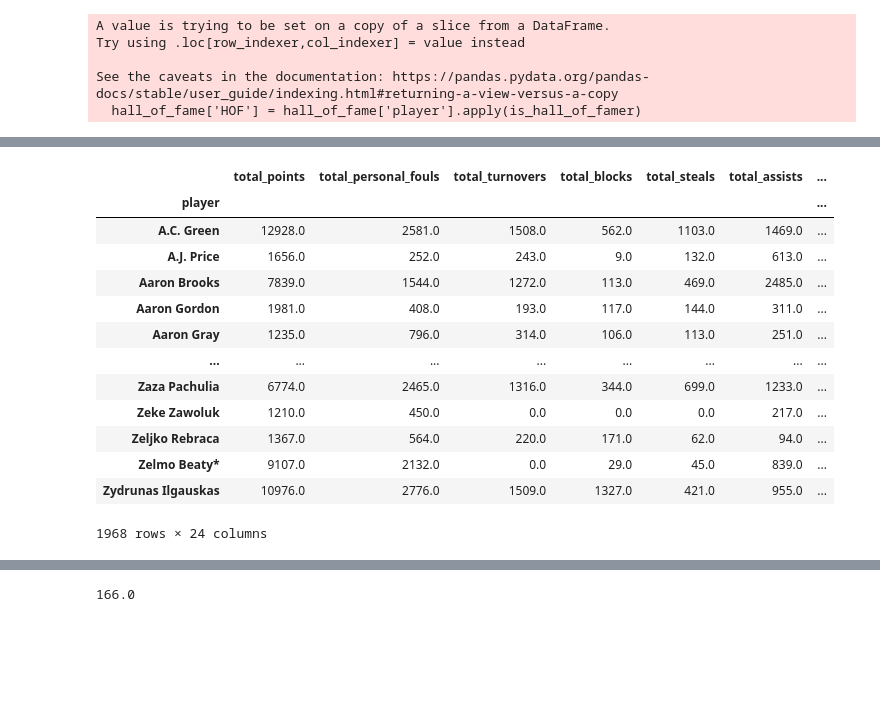
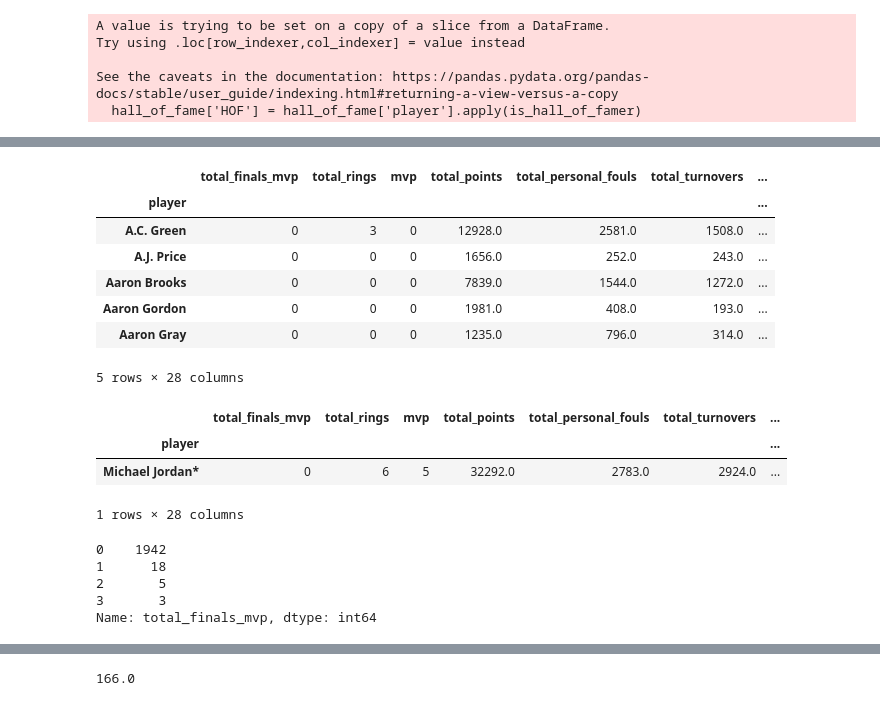
Before and after one commit to haydenj8/NBA_Project3, a Jupyter notebook: Project_Notebook_1.ipynb, the cells around one changed output, grey strips where cells are left out. Cells and saved outputs as stored; diff of their text form; code cells hidden in the pictures; blank space fills up the shorter version.

Commit message:
finalized data and tested the test data on my best model

```diff
--- a/Project_Notebook_1.ipynb
+++ b/Project_Notebook_1.ipynb
@@ -456,3 +593,11 @@ totals.head()
 | 3 | A.J. Guyton | 442.0 | 58.0 | 62.0 | 12.0 | 20.0 | ... |
 | 4 | A.J. Hammons | 48.0 | 21.0 | 10.0 | 13.0 | 1.0 | ... |
 5 rows × 24 columns
+# %%
+total_mvp = stats.groupby('Player').sum()['MVP']
+total_mvp = pd.DataFrame(total_mvp)
+total_mvp.reset_index(inplace=True)
+total_mvp.columns = total_mvp.columns.str.replace(" ", "_").str.lower()
+totals = pd.merge(total_mvp, totals, how='left', on='player')
+totals.rename(columns = {'MVP': 'total_mvp'}, inplace=True)
+totals.head()
@@ -458,0 +612,8 @@ totals.head()
+# %%
+total_rings = stats.groupby('Player').sum()['rings']
+total_rings = pd.DataFrame(total_rings)
+total_rings.reset_index(inplace=True)
+total_rings.columns = total_rings.columns.str.replace(" ", "_").str.lower()
+totals = pd.merge(total_rings, totals, how='left', on='player')
+totals.rename(columns = {'rings': 'total_rings'}, inplace=True)
+totals.head()
@@ -458,0 +628,8 @@ totals.head()
+# %%
+total_finals_mvp = stats.groupby('Player').sum()['finals_mvp']
+total_finals_mvp = pd.DataFrame(total_finals_mvp)
+total_finals_mvp.reset_index(inplace=True)
+total_finals_mvp.columns = total_finals_mvp.columns.str.replace(" ", "_").str.lower()
+totals = pd.merge(total_finals_mvp, totals, how='left', on='player')
+totals.rename(columns = {'finals_mvp': 'total_finals_mvp'}, inplace=True)
+totals.head()
@@ -501,19 +686,30 @@ defensive_rebounds          0.111382
 3p_percentage               0.019597
 Name: HOF, dtype: float64
 # %%
-hall_of_fame
+hall_of_fame['points/game'] = hall_of_fame['total_points']/hall_of_fame['games_played']
-# %% [output]
-|  | total_points | total_personal_fouls | total_turnovers | total_blocks | total_steals | total_assists | ... |
-| player |  |  |  |  |  |  | ... |
-| A.C. Green | 12928.0 | 2581.0 | 1508.0 | 562.0 | 1103.0 | 1469.0 | ... |
-| A.J. Price | 1656.0 | 252.0 | 243.0 | 9.0 | 132.0 | 613.0 | ... |
-| Aaron Brooks | 7839.0 | 1544.0 | 1272.0 | 113.0 | 469.0 | 2485.0 | ... |
-| Aaron Gordon | 1981.0 | 408.0 | 193.0 | 117.0 | 144.0 | 311.0 | ... |
-| Aaron Gray | 1235.0 | 796.0 | 314.0 | 106.0 | 113.0 | 251.0 | ... |
-| ... | ... | ... | ... | ... | ... | ... | ... |
-| Zaza Pachulia | 6774.0 | 2465.0 | 1316.0 | 344.0 | 699.0 | 1233.0 | ... |
-| Zeke Zawoluk | 1210.0 | 450.0 | 0.0 | 0.0 | 0.0 | 217.0 | ... |
-| Zeljko Rebraca | 1367.0 | 564.0 | 220.0 | 171.0 | 62.0 | 94.0 | ... |
-| Zelmo Beaty* | 9107.0 | 2132.0 | 0.0 | 29.0 | 45.0 | 839.0 | ... |
-| Zydrunas Ilgauskas | 10976.0 | 2776.0 | 1509.0 | 1327.0 | 421.0 | 955.0 | ... |
-1968 rows × 24 columns
+# %%
+hall_of_fame.head()
+# %% [output]
+|  | total_finals_mvp | total_rings | mvp | total_points | total_personal_fouls | total_turnovers | ... |
+| player |  |  |  |  |  |  | ... |
+| A.C. Green | 0 | 3 | 0 | 12928.0 | 2581.0 | 1508.0 | ... |
+| A.J. Price | 0 | 0 | 0 | 1656.0 | 252.0 | 243.0 | ... |
+| Aaron Brooks | 0 | 0 | 0 | 7839.0 | 1544.0 | 1272.0 | ... |
+| Aaron Gordon | 0 | 0 | 0 | 1981.0 | 408.0 | 193.0 | ... |
+| Aaron Gray | 0 | 0 | 0 | 1235.0 | 796.0 | 314.0 | ... |
+5 rows × 28 columns
+# %%
+hall_of_fame.loc[hall_of_fame.index == 'Michael Jordan*']
+# %% [output]
+|  | total_finals_mvp | total_rings | mvp | total_points | total_personal_fouls | total_turnovers | ... |
+| player |  |  |  |  |  |  | ... |
+| Michael Jordan* | 0 | 6 | 5 | 32292.0 | 2783.0 | 2924.0 | ... |
+1 rows × 28 columns
+# %%
+hall_of_fame.total_finals_mvp.value_counts()
+# %% [output]
+0    1942
+1      18
+2       5
+3       3
+Name: total_finals_mvp, dtype: int64
```
Also changed, not shown: parts of 35 cells of this notebook.
